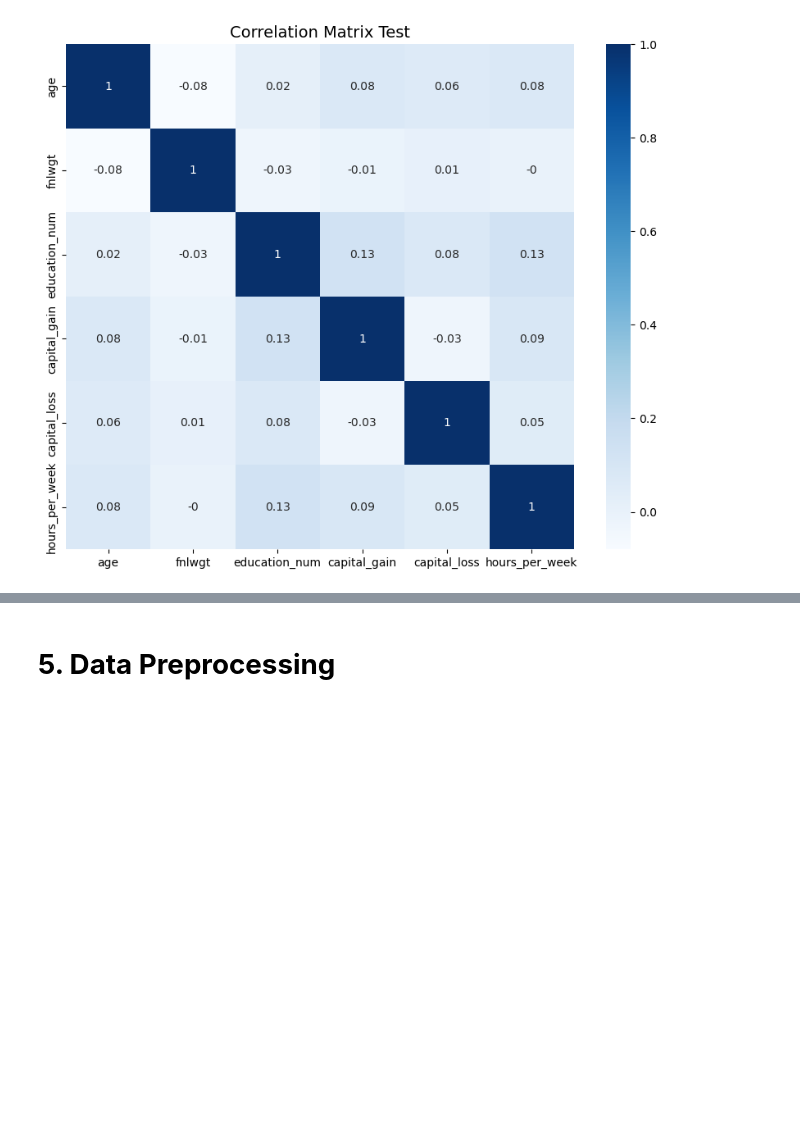
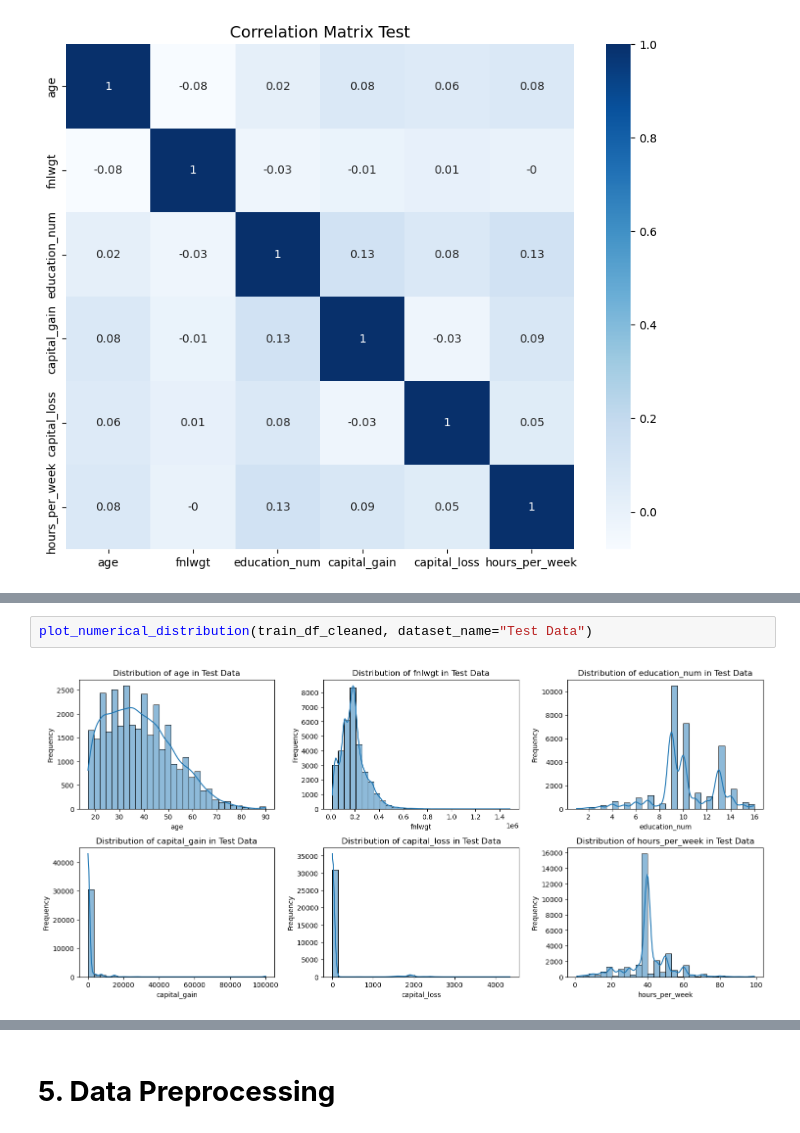
Before and after one commit to Maoelan/adult-income-clustering-classification, a Jupyter notebook: [Clustering] Submission Akhir BMLP_Maulana Muhammad.ipynb, the cells around one changed output, grey strips where cells are left out. Drawn from its saved outputs; the diff is of its cells as text; blank space fills up the shorter version.

```diff
--- a/[Clustering] Submission Akhir BMLP_Maulana Muhammad.ipynb
+++ b/[Clustering] Submission Akhir BMLP_Maulana Muhammad.ipynb
@@ -361,0 +496,4 @@ plt.show()
+# %%
+plot_numerical_distribution(train_df_cleaned, dataset_name="Test Data")
+# %% [output]
+[figure, added]
```
Also changed, not shown: parts of 19 cells of this notebook.
